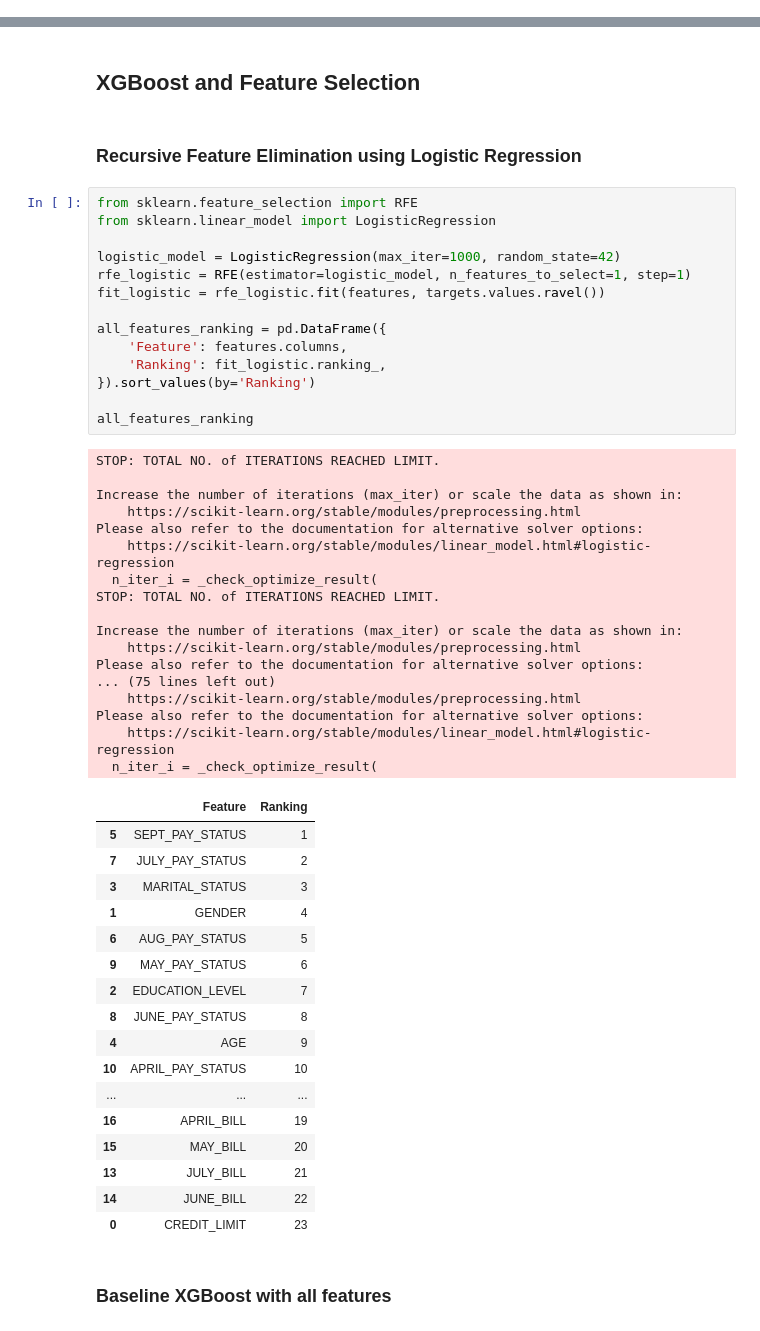
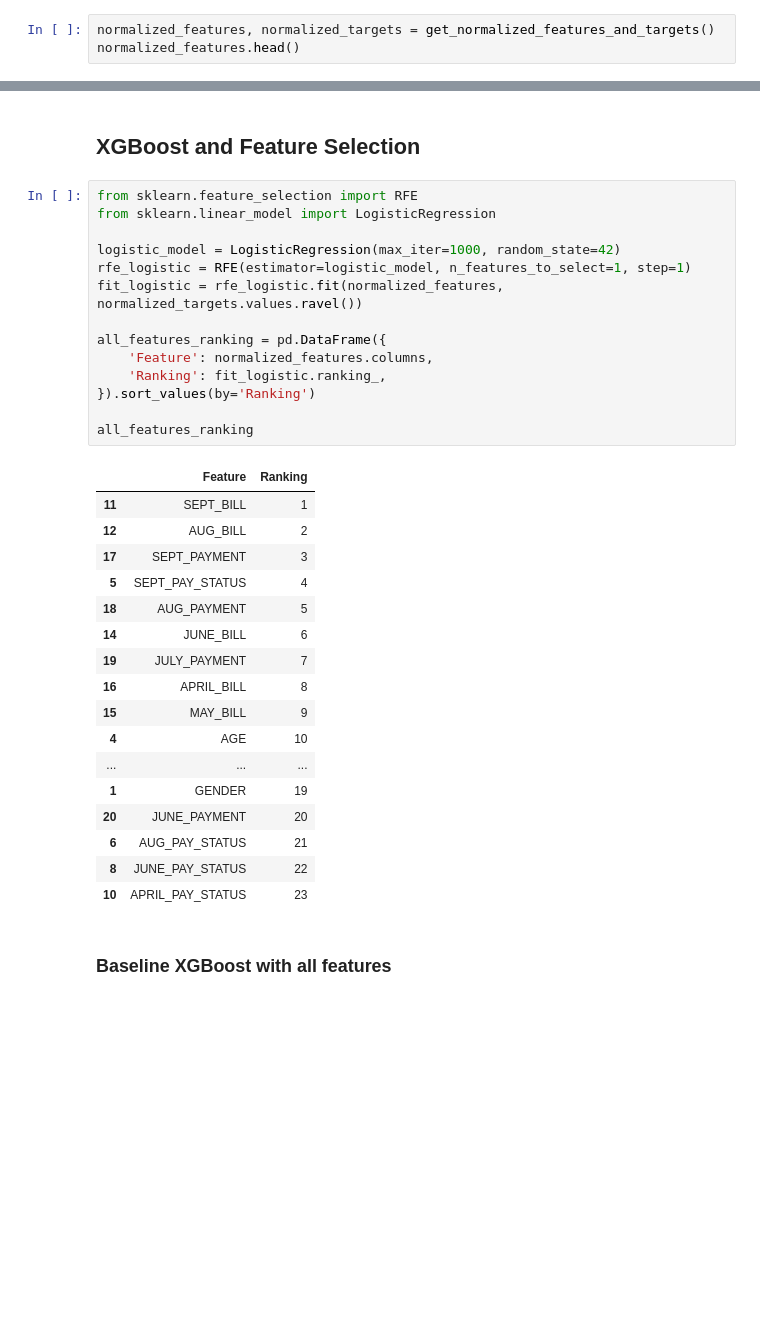
Before and after one commit to DatasanAli/AAI-501-Grp1, a Jupyter notebook: notebooks/xgboost.ipynb, the cells around one changed output, grey strips where cells are left out. Saved outputs shown, nothing was run; the diff lists cells and outputs as text; blank space fills up the shorter version.

```diff
--- a/notebooks/xgboost.ipynb
+++ b/notebooks/xgboost.ipynb
@@ -30,3 +32,6 @@ APRIL_PAYMENT: 2958 outliers capped.
 | 4 | 50000 | 1 | 2 | 1 | 37.0 | 0 | 0 | ... |
 | 5 | 50000 | 0 | 2 | 1 | 57.0 | -1 | 0 | ... |
 5 rows × 23 columns
+# %%
+normalized_features, normalized_targets = get_normalized_features_and_targets()
+normalized_features.head()
@@ -33,56 +63,37 @@ APRIL_PAYMENT: 2958 outliers capped.
 # %% [markdown]
 ## XGBoost and Feature Selection
-# %% [markdown]
-### Recursive Feature Elimination using Logistic Regression
 # %%
 from sklearn.feature_selection import RFE
 from sklearn.linear_model import LogisticRegression
 
 logistic_model = LogisticRegression(max_iter=1000, random_state=42)
 rfe_logistic = RFE(estimator=logistic_model, n_features_to_select=1, step=1)
-fit_logistic = rfe_logistic.fit(features, targets.values.ravel())
+fit_logistic = rfe_logistic.fit(normalized_features, normalized_targets.values.ravel())
 
 all_features_ranking = pd.DataFrame({
-    'Feature': features.columns,
+    'Feature': normalized_features.columns,
     'Ranking': fit_logistic.ranking_,
 }).sort_values(by='Ranking')
 
 all_features_ranking
 # %% [output]
-STOP: TOTAL NO. of ITERATIONS REACHED LIMIT.
-
-Increase the number of iterations (max_iter) or scale the data as shown in:
-    https://scikit-learn.org/stable/modules/preprocessing.html
-Please also refer to the documentation for alternative solver options:
-    https://scikit-learn.org/stable/modules/linear_model.html#logistic-regression
-  n_iter_i = _check_optimize_result(
-STOP: TOTAL NO. of ITERATIONS REACHED LIMIT.
-
-Increase the number of iterations (max_iter) or scale the data as shown in:
-    https://scikit-learn.org/stable/modules/preprocessing.html
-Please also refer to the documentation for alternative solver options:
-... (75 lines left out)
-    https://scikit-learn.org/stable/modules/preprocessing.html
-Please also refer to the documentation for alternative solver options:
-    https://scikit-learn.org/stable/modules/linear_model.html#logistic-regression
-  n_iter_i = _check_optimize_result(
 |  | Feature | Ranking |
-| 5 | SEPT_PAY_STATUS | 1 |
-| 7 | JULY_PAY_STATUS | 2 |
-| 3 | MARITAL_STATUS | 3 |
-| 1 | GENDER | 4 |
-| 6 | AUG_PAY_STATUS | 5 |
-| 9 | MAY_PAY_STATUS | 6 |
-| 2 | EDUCATION_LEVEL | 7 |
-| 8 | JUNE_PAY_STATUS | 8 |
-| 4 | AGE | 9 |
-| 10 | APRIL_PAY_STATUS | 10 |
+| 11 | SEPT_BILL | 1 |
+| 12 | AUG_BILL | 2 |
+| 17 | SEPT_PAYMENT | 3 |
+| 5 | SEPT_PAY_STATUS | 4 |
+| 18 | AUG_PAYMENT | 5 |
+| 14 | JUNE_BILL | 6 |
+| 19 | JULY_PAYMENT | 7 |
+| 16 | APRIL_BILL | 8 |
+| 15 | MAY_BILL | 9 |
+| 4 | AGE | 10 |
 | ... | ... | ... |
-| 16 | APRIL_BILL | 19 |
-| 15 | MAY_BILL | 20 |
-| 13 | JULY_BILL | 21 |
-| 14 | JUNE_BILL | 22 |
-| 0 | CREDIT_LIMIT | 23 |
+| 1 | GENDER | 19 |
+| 20 | JUNE_PAYMENT | 20 |
+| 6 | AUG_PAY_STATUS | 21 |
+| 8 | JUNE_PAY_STATUS | 22 |
+| 10 | APRIL_PAY_STATUS | 23 |
 # %% [markdown]
 ### Baseline XGBoost with all features
 # %%
```
Also changed, not shown: parts of 15 cells of this notebook, 2 other files.
